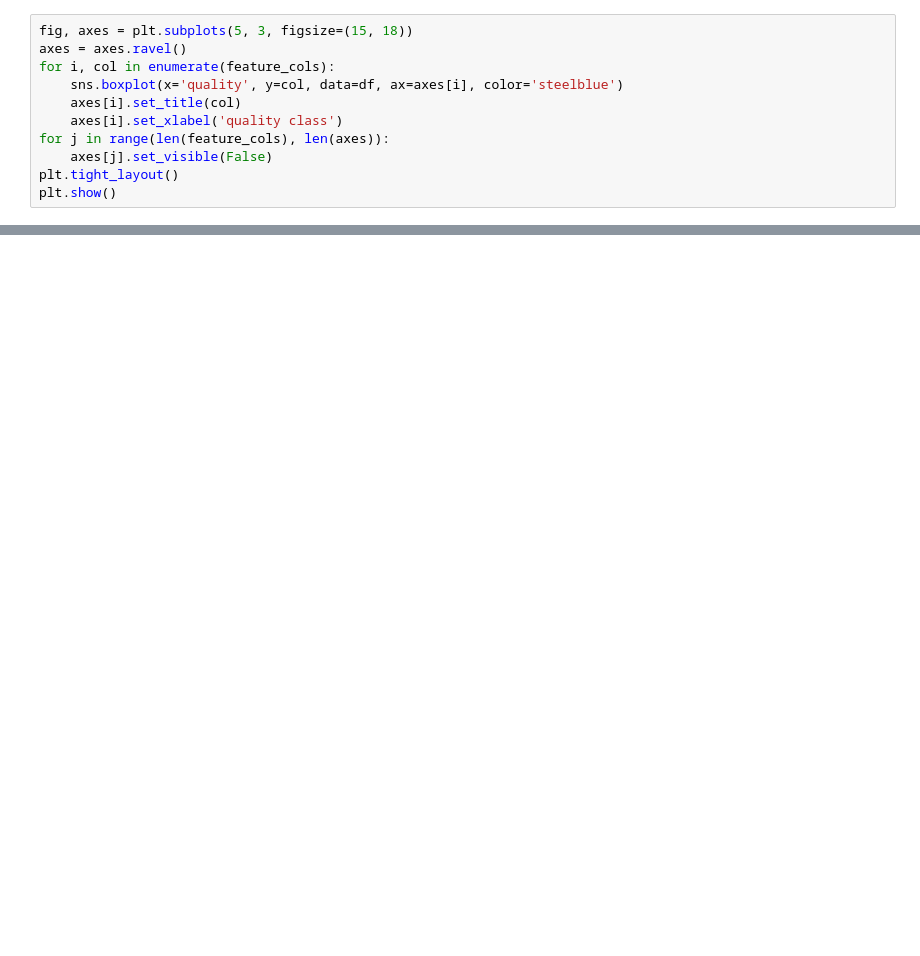
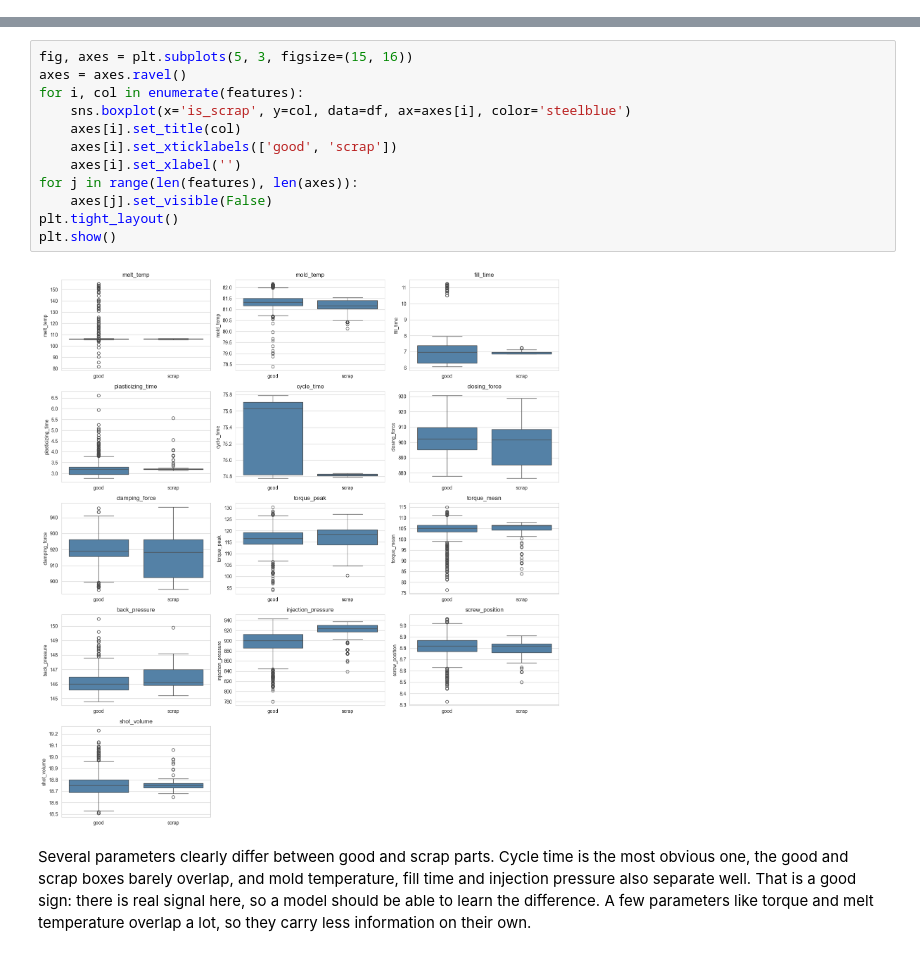
Before and after one commit to jamesmahinda1/injection-molding-defect-prediction, a Jupyter notebook: notebooks/eda.ipynb, the cells around one changed output, grey strips where cells are left out. Saved outputs shown, nothing was run; the diff lists cells and outputs as text; blank space fills up the shorter version.

```diff
--- a/notebooks/eda.ipynb
+++ b/notebooks/eda.ipynb
@@ -243,11 +0,0 @@ This is the key question for the project: do the process parameters actually dif
-# %%
-fig, axes = plt.subplots(5, 3, figsize=(15, 18))
-axes = axes.ravel()
-for i, col in enumerate(feature_cols):
-    sns.boxplot(x='quality', y=col, data=df, ax=axes[i], color='steelblue')
-    axes[i].set_title(col)
-    axes[i].set_xlabel('quality class')
-for j in range(len(feature_cols), len(axes)):
-    axes[j].set_visible(False)
-plt.tight_layout()
-plt.show()
@@ -348,0 +200,16 @@ Next step is the modeling notebook: time aware or stratified train and test spli
+# %%
+fig, axes = plt.subplots(5, 3, figsize=(15, 16))
+axes = axes.ravel()
+for i, col in enumerate(features):
+    sns.boxplot(x='is_scrap', y=col, data=df, ax=axes[i], color='steelblue')
+    axes[i].set_title(col)
+    axes[i].set_xticklabels(['good', 'scrap'])
+    axes[i].set_xlabel('')
+for j in range(len(features), len(axes)):
+    axes[j].set_visible(False)
+plt.tight_layout()
+plt.show()
+# %% [output]
+[figure, added]
+# %% [markdown]
+Several parameters clearly differ between good and scrap parts. Cycle time is the most obvious one, the good and scrap boxes barely overlap, and mold temperature, fill time and injection pressure also separate well. That is a good sign: there is real signal here, so a model should be able to learn the difference. A few parameters like torque and melt temperature overlap a lot, so they carry less information on their own.
```
Also changed, not shown: parts of 53 cells of this notebook, 2 other files.
